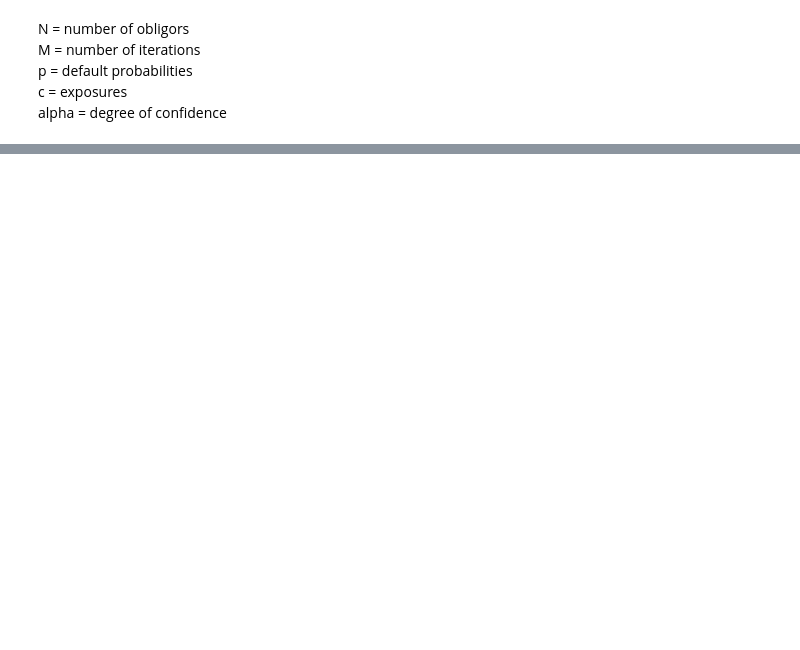
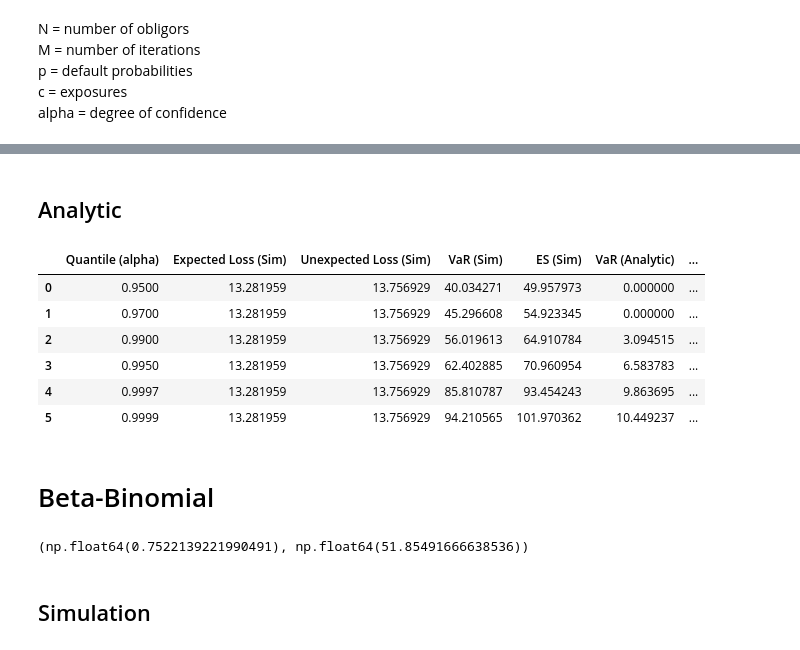
Before and after one commit to KraBence/Temalabor, a Jupyter notebook: Temalabor.ipynb, the cells around one changed output, grey strips where cells are left out. Saved outputs shown, nothing was run; the diff lists cells and outputs as text; code cells hidden in the pictures; blank space fills up the shorter version.

```diff
--- a/Temalabor.ipynb
+++ b/Temalabor.ipynb
@@ -163,0 +184,33 @@ merged_risk_measures_df
+# %%
+lossDistribution_poisson = f.independentPoissonLossDistribution(N, M, p, c, alpha)
+expected_loss_poisson, unexpected_loss_poisson, var_poisson_sim, es_poisson_sim = f.computeRiskMeasures(M, lossDistribution_poisson, alpha)
+results_poisson['Quantile (alpha)'] = alpha
+results_poisson['Expected Loss (Sim)'] = [expected_loss_poisson] * len(alpha)
+results_poisson['Unexpected Loss (Sim)'] = [unexpected_loss_poisson] * len(alpha)
+results_poisson['VaR (Sim)'] = var_poisson_sim
+results_poisson['ES (Sim)'] = es_poisson_sim
+# %% [markdown]
+## Analytic
+# %%
+myLam = np.mean(-np.log(1 - p))
+pmfPoisson, cdfPoisson, var_poisson_analytic, es_poisson_analytic = f.independentPoissonAnalytic(N, c_mean, myLam, alpha)
+results_poisson['VaR (Analytic)'] = var_poisson_analytic
+results_poisson['ES (Analytic)'] = es_poisson_analytic
+results_poisson
+# %% [output]
+|  | Quantile (alpha) | Expected Loss (Sim) | Unexpected Loss (Sim) | VaR (Sim) | ES (Sim) | VaR (Analytic) | ... |
+| 0 | 0.9500 | 13.281959 | 13.756929 | 40.034271 | 49.957973 | 0.000000 | ... |
+| 1 | 0.9700 | 13.281959 | 13.756929 | 45.296608 | 54.923345 | 0.000000 | ... |
+| 2 | 0.9900 | 13.281959 | 13.756929 | 56.019613 | 64.910784 | 3.094515 | ... |
+| 3 | 0.9950 | 13.281959 | 13.756929 | 62.402885 | 70.960954 | 6.583783 | ... |
+| 4 | 0.9997 | 13.281959 | 13.756929 | 85.810787 | 93.454243 | 9.863695 | ... |
+| 5 | 0.9999 | 13.281959 | 13.756929 | 94.210565 | 101.970362 | 10.449237 | ... |
+# %% [markdown]
+# Beta-Binomial
+# %%
+a_beta, b_beta = f.calibrate_beta_parameters_with_means(p_mean, p_var)
+a_beta, b_beta
+# %% [output]
+(np.float64(0.7522139221990491), np.float64(51.85491666638536))
+# %% [markdown]
+## Simulation
```
Also changed, not shown: parts of 26 cells of this notebook, 1 other file.
